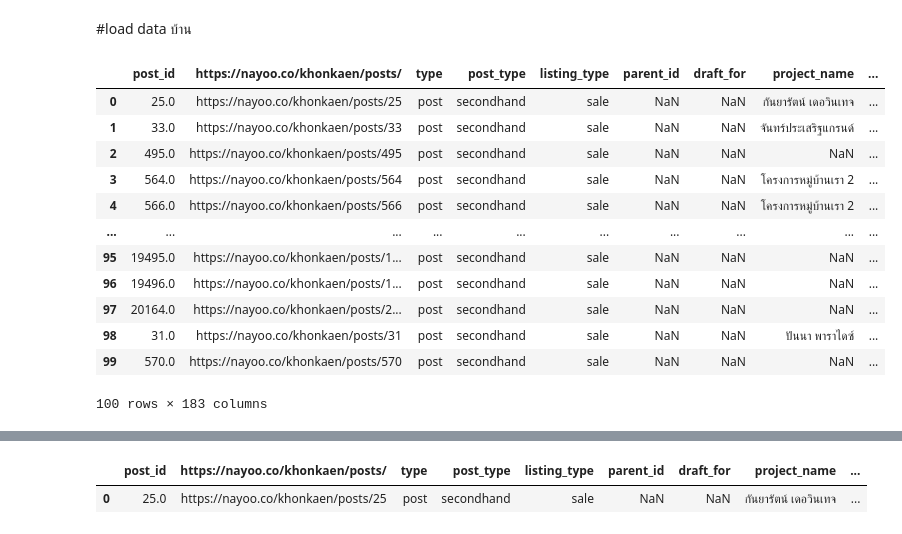
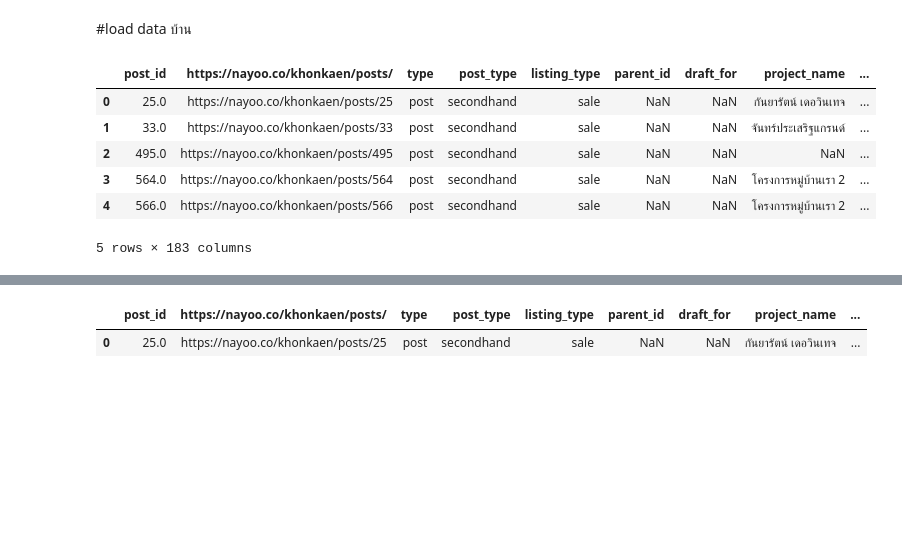
Before and after one commit to nannthd/bsc_dpdm22, a Jupyter notebook: [dataprep2]_GIS_point_of_interest_data.ipynb, the cells around one changed output, grey strips where cells are left out. Cells and saved outputs as stored; diff of their text form; code cells hidden in the pictures; blank space fills up the shorter version.

```diff
--- a/[dataprep2]_GIS_point_of_interest_data.ipynb
+++ b/[dataprep2]_GIS_point_of_interest_data.ipynb
@@ -127,21 +47,15 @@ c
 #load data บ้าน
 # %%
 home = pd.read_excel('/content/drive/MyDrive/Data Prep and Data Mining BSc65/Data Supply.xlsx')
-home
+home.head()
 # %% [output]
 |  | post_id | https://nayoo.co/khonkaen/posts/ | type | post_type | listing_type | parent_id | draft_for | project_name | ... |
 | 0 | 25.0 | https://nayoo.co/khonkaen/posts/25 | post | secondhand | sale | NaN | NaN | กันยารัตน์ เดอวินเทจ | ... |
 | 1 | 33.0 | https://nayoo.co/khonkaen/posts/33 | post | secondhand | sale | NaN | NaN | จันทร์ประเสริฐแกรนด์ | ... |
 | 2 | 495.0 | https://nayoo.co/khonkaen/posts/495 | post | secondhand | sale | NaN | NaN | NaN | ... |
 | 3 | 564.0 | https://nayoo.co/khonkaen/posts/564 | post | secondhand | sale | NaN | NaN | โครงการหมู่บ้านเรา 2 | ... |
 | 4 | 566.0 | https://nayoo.co/khonkaen/posts/566 | post | secondhand | sale | NaN | NaN | โครงการหมู่บ้านเรา 2 | ... |
-| ... | ... | ... | ... | ... | ... | ... | ... | ... | ... |
-| 95 | 19495.0 | https://nayoo.co/khonkaen/posts/1... | post | secondhand | sale | NaN | NaN | NaN | ... |
-| 96 | 19496.0 | https://nayoo.co/khonkaen/posts/1... | post | secondhand | sale | NaN | NaN | NaN | ... |
-| 97 | 20164.0 | https://nayoo.co/khonkaen/posts/2... | post | secondhand | sale | NaN | NaN | NaN | ... |
-| 98 | 31.0 | https://nayoo.co/khonkaen/posts/31 | post | secondhand | sale | NaN | NaN | ปันนา พาราไดซ์ | ... |
-| 99 | 570.0 | https://nayoo.co/khonkaen/posts/570 | post | secondhand | sale | NaN | NaN | NaN | ... |
-100 rows × 183 columns
+5 rows × 183 columns
 # %%
 this_seven = seven_id['25']
 this_seven
```
Also changed, not shown: parts of 45 cells of this notebook.
